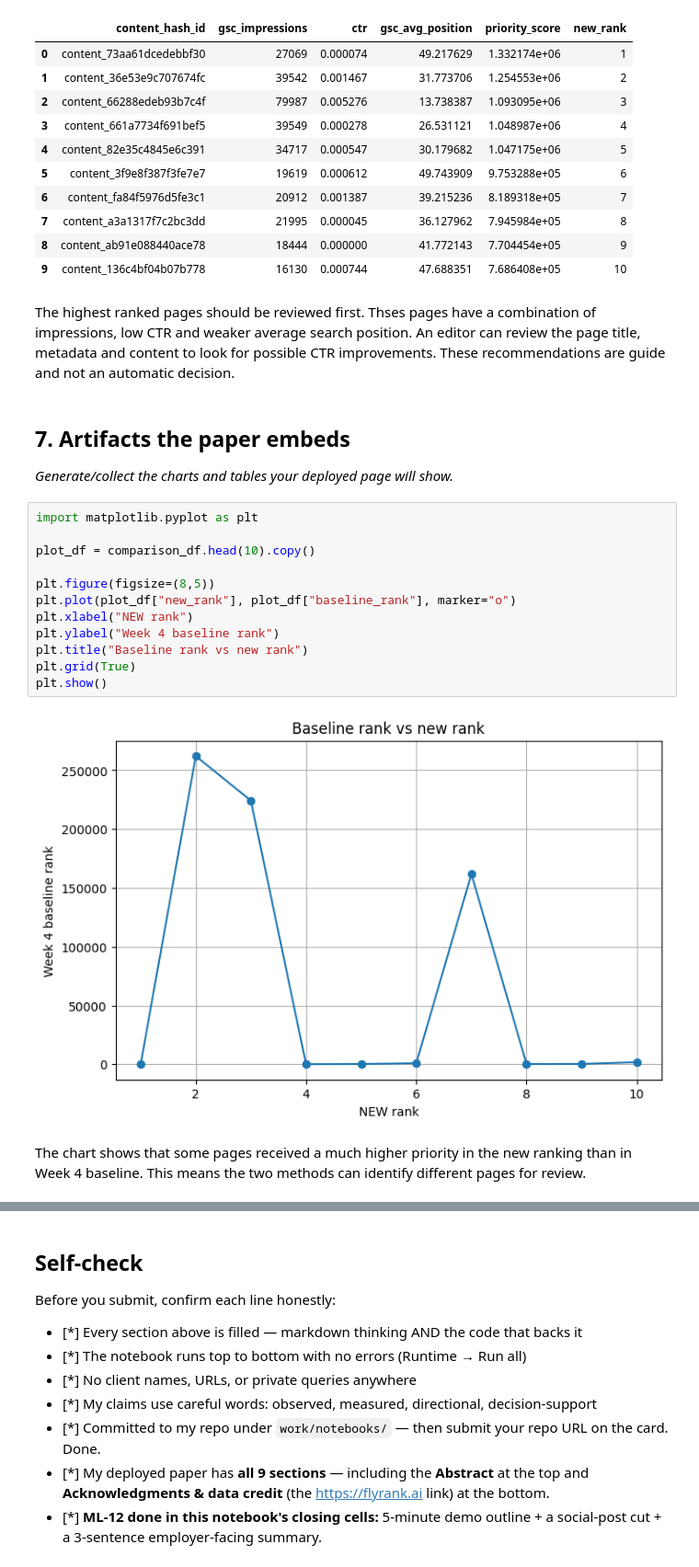
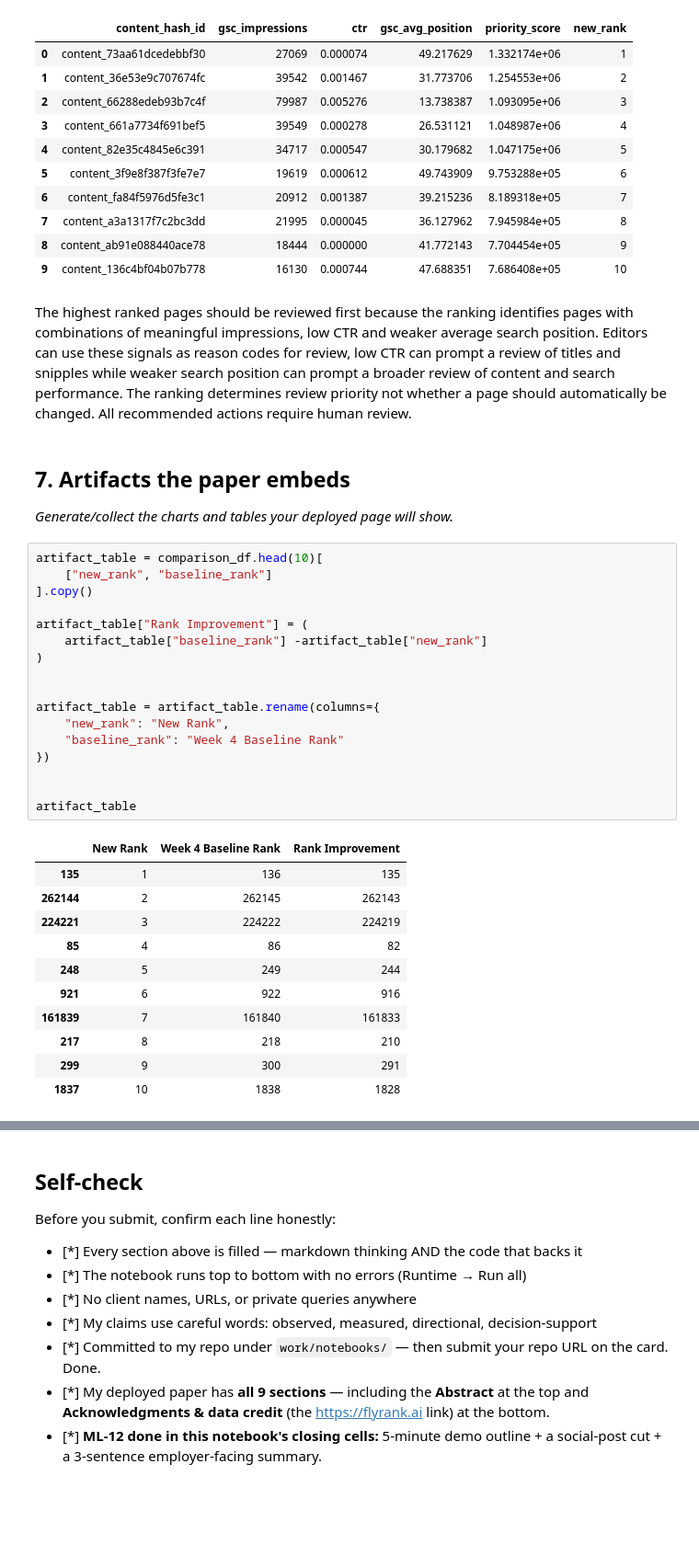
Before and after one commit to engyelgamal18/flyrank-ml-internship-engy, a Jupyter notebook: work/notebooks/capstone.ipynb, the cells around one changed output, grey strips where cells are left out. Shown at 92% size. Drawn from its saved outputs; the diff is of its cells as text; blank space fills up the shorter version.

```diff
--- a/work/notebooks/capstone.ipynb
+++ b/work/notebooks/capstone.ipynb
@@ -210,24 +188,37 @@ top_recommendations
 | 8 | content_ab91e088440ace78 | 18444 | 0.000000 | 41.772143 | 7.704454e+05 | 9 |
 | 9 | content_136c4bf04b07b778 | 16130 | 0.000744 | 47.688351 | 7.686408e+05 | 10 |
 # %% [markdown]
-The highest ranked pages should be reviewed first. Thses pages have a combination of impressions, low CTR and weaker average search position. An editor can review the page title, metadata and content to look for possible CTR improvements. These recommendations are guide and not an automatic decision.
+The highest ranked pages should be reviewed first because the ranking identifies pages with combinations of meaningful impressions, low CTR and weaker average search position. Editors can use these signals as reason codes for review, low CTR can prompt a review of titles and snipples while weaker search position can prompt a broader review of content and search performance. The ranking determines review priority not whether a page should automatically be changed. All recommended actions require human review.
 # %% [markdown]
 ## 7. Artifacts the paper embeds
 
 *Generate/collect the charts and tables your deployed page will show.*
-# %%
-import matplotlib.pyplot as plt
-
-plot_df = comparison_df.head(10).copy()
-
-plt.figure(figsize=(8,5))
-plt.plot(plot_df["new_rank"], plot_df["baseline_rank"], marker="o")
-plt.xlabel("NEW rank")
-plt.ylabel("Week 4 baseline rank")
-plt.title("Baseline rank vs new rank")
-plt.grid(True)
-plt.show()
-# %% [output]
-[figure, removed]
-# %% [markdown]
-The chart shows that some pages received a much higher priority in the new ranking than in Week 4 baseline. This means the two methods can identify different pages for review.
+# %%
+artifact_table = comparison_df.head(10)[
+    ["new_rank", "baseline_rank"]
+].copy()
+
+artifact_table["Rank Improvement"] = (
+    artifact_table["baseline_rank"] -artifact_table["new_rank"]
+)
+
+
+artifact_table = artifact_table.rename(columns={
+    "new_rank": "New Rank",
+    "baseline_rank": "Week 4 Baseline Rank"
+})
+
+
+artifact_table
+# %% [output]
+|  | New Rank | Week 4 Baseline Rank | Rank Improvement |
+| 135 | 1 | 136 | 135 |
+| 262144 | 2 | 262145 | 262143 |
+| 224221 | 3 | 224222 | 224219 |
+| 85 | 4 | 86 | 82 |
+| 248 | 5 | 249 | 244 |
+| 921 | 6 | 922 | 916 |
+| 161839 | 7 | 161840 | 161833 |
+| 217 | 8 | 218 | 210 |
+| 299 | 9 | 300 | 291 |
+| 1837 | 10 | 1838 | 1828 |
```
Also changed, not shown: parts of 5 cells of this notebook.
